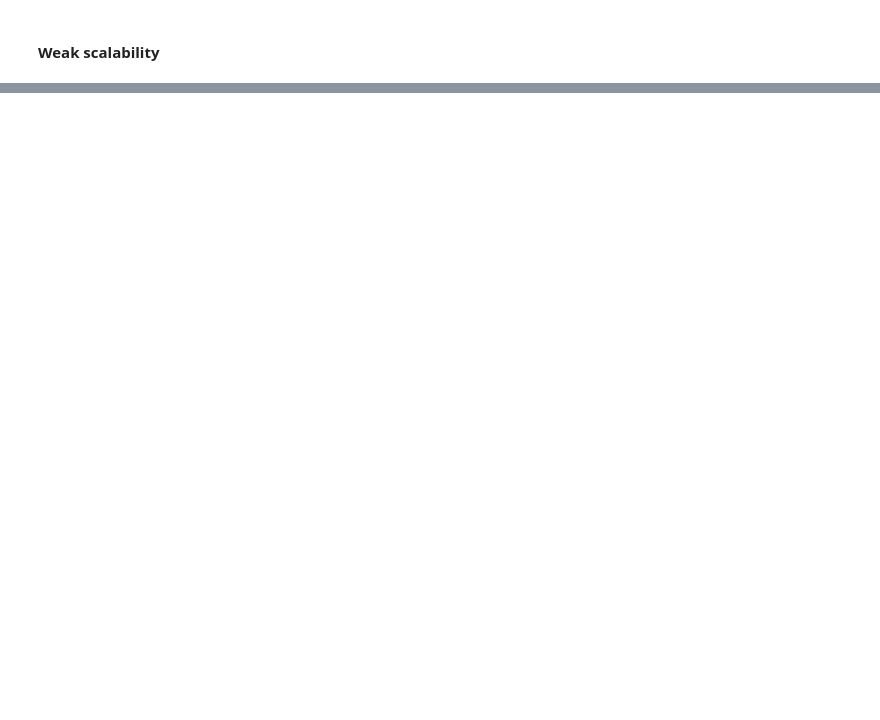
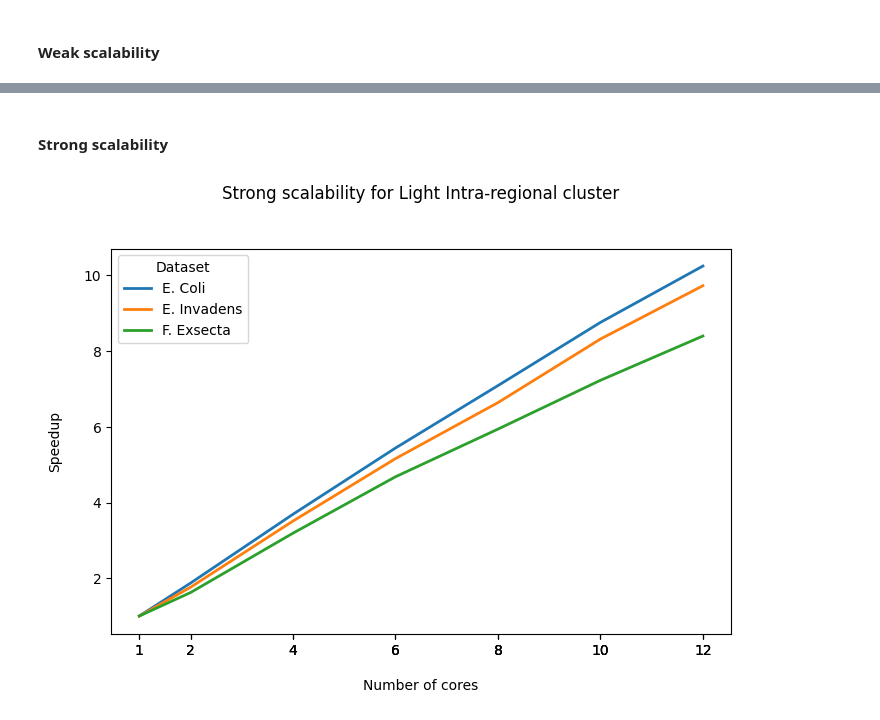
Before and after one commit to AndreiBlindu/genome-pattern-search-OpenMPI, a Jupyter notebook: analysis/analysis.ipynb, the cells around one changed output, grey strips where cells are left out. Cells and saved outputs as stored; diff of their text form; code cells hidden in the pictures; blank space fills up the shorter version.

```diff
--- a/analysis/analysis.ipynb
+++ b/analysis/analysis.ipynb
@@ -120,0 +125,4 @@ plot_graph(df, 'efficiency', 'Weak scalability for Fat infra-regional cluster',
+# %%
+df = pd.read_csv('../src/parallel/GCP/tests/light-cluster/intra/results_light_intra.csv', delimiter=';', decimal=",", engine='python')
+
+df
@@ -120,0 +147,6 @@ plot_graph(df, 'efficiency', 'Weak scalability for Fat infra-regional cluster',
+# %% [markdown]
+#### Strong scalability
+# %%
+plot_graph(df, 'speedup', 'Strong scalability for Light Intra-regional cluster', 'Speedup')
+# %% [output]
+[figure, added]
```
Also changed, not shown: parts of 15 cells of this notebook, 9 other files.
